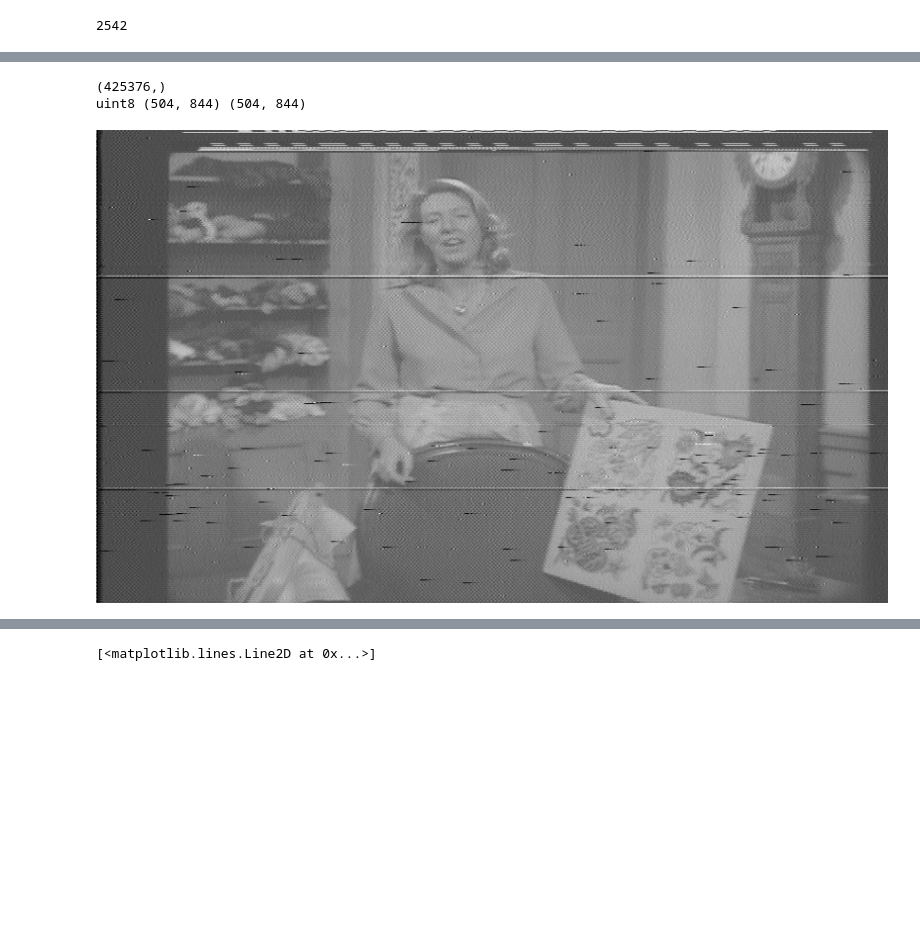
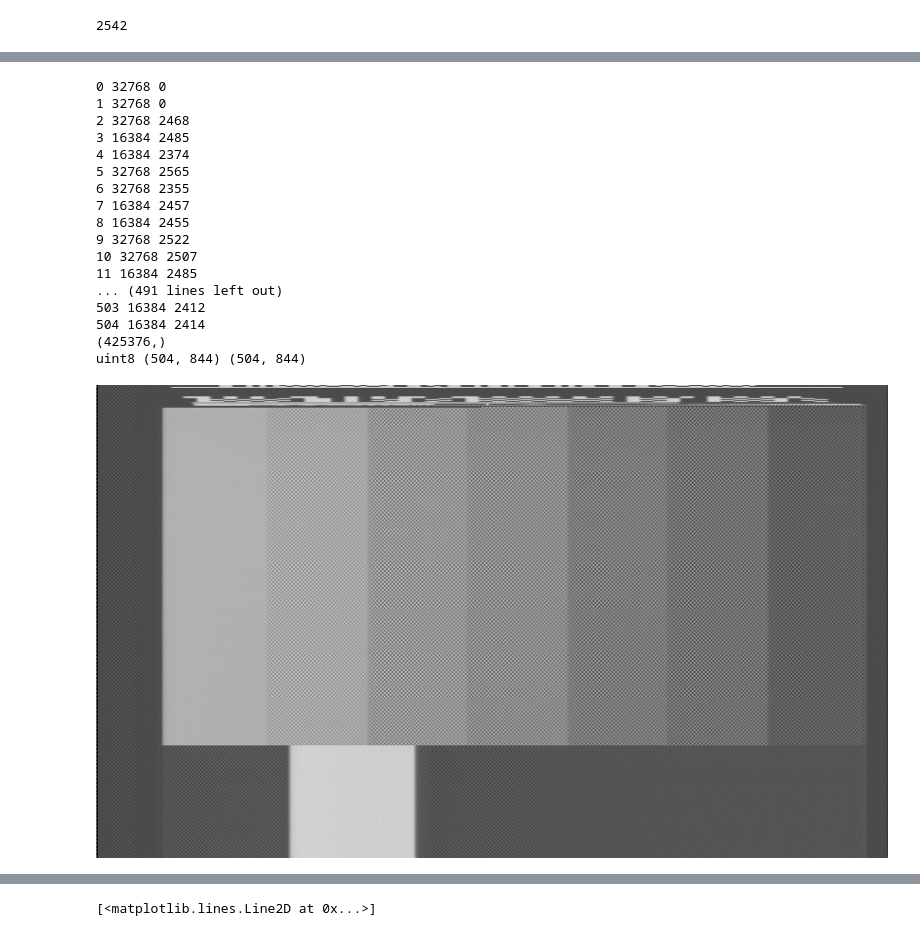
Before and after one commit to happycube/ld-decode, a Jupyter notebook: ld-decode-r1.ipynb, the cells around one changed output, grey strips where cells are left out. Drawn from its saved outputs; the diff is of its cells as text; code cells hidden in the pictures; blank space fills up the shorter version.

Commit message:
fix NTSC comb filter issue, update -r1 notebook with latest (pretty good) progress

```diff
--- a/ld-decode-r1.ipynb
+++ b/ld-decode-r1.ipynb
@@ -700,10 +703,0 @@ def refine_linelocs_hsync(data, linelocs):
-# %%
-linelocs1 = compute_linelocs(peaklist, vsyncs)
-linelocs2 = refine_linelocs_hsync(decode1, linelocs1)
-linelocs3, burstlevels3 = refine_linelocs_ntscburst(decode1, linelocs2)
-
-decoded_field, outlinelen = downscale_ntsc_field(decode1, linelocs1)
-reduced = (decoded_field[0] - rfd.iretohz(-40)) / SysParams['hz_ire']
-lines16 = np.uint16(np.clip(reduced * (65535 / 140), 0, 65535) + 0.5)
-
-draw_raw_bwimage(lines16, outlinelen, 262, hscale=1, vscale=1)
@@ -814,15 +825,18 @@ def refine_linelocs_ntscburst(data, linelocs2, phaseoffset = False):
 # %%
 #infile = open('/home/cpage/Downloads/dl-snippet-10bit.lds', 'rb')
 infile = open('/home/cpage/erica-first2000.lds', 'rb')
+infile = open('/mnt2/ld/ggv1001-s1.r30', 'rb')
 loader = load_packed_data_4_40
+loader = load_packed_data_3_32
 #loader = load_unpacked_data_s16
 
 rfd = RFDecode()
 rfd.computefilters()
 # %%
 readsample = 1024*1024*2000
+readsample = 1024*1024*8000
 # %%
-for foo in range(2):
+for foo in range(3):
     decode1 = rfd.demod(infile, readsample, 800000)
 
     peaklist = get_syncpeaks(decode1, 0)
@@ -833,11 +847,11 @@ for foo in range(2):
         print(jumpto)
     else:
         linelocs1 = compute_linelocs(peaklist, vsyncs)
-        linelocs2 = refine_linelocs_hsync(decode1, linelocs1)
+        linelocs2, errs2 = refine_linelocs_hsync(decode1, linelocs1)
 
         # need to run burst refinement twice to get accurate burst levels
-        linelocs3, burstlevels3 = refine_linelocs_ntscburst(decode1, linelocs2)
-        linelocs4, burstlevels4 = refine_linelocs_ntscburst(decode1, linelocs3, phaseoffset=-shift33)
+        linelocs3, burstlevels3 = refine_linelocs_ntscburst(decode1, linelocs2, errs2)
+        linelocs4, burstlevels4 = refine_linelocs_ntscburst(decode1, linelocs3, errs2, phaseoffset=-shift33)
 
         decoded_field, outlinelen = downscale_ntsc_field(decode1, linelocs4)
 
@@ -907,37 +905,52 @@ def formatoutput(scaledfield1, scaledfield2):
     reduced = (combined - minn) / hz_ire_scale
     lines16 = np.uint16(np.clip(reduced * out_scale, 0, 65535) + 0.5)
 
     # crop the 16-bit frame down to 844x505 for ld-decode
 
     frameout = np.zeros((844 * 505), dtype=np.uint16)
-    offset = 60
+    offset = 0
 
     for i in range(0, 505):
         # copy the line set
         frameout[(i + 0) * 844: (i + 1) * 844] = lines16[((i + 0) * 910) + offset: ((i + 0) * 910) + 844 + offset]
 
     for i in range(0, 505):
-        if burstlevel[i] > 0:
+        if burstlevel[i] < 0:
             frameout[((i + 0) * 844)] = 16384
         else:
             frameout[((i + 0) * 844)] = 32768
 
         clevel = .5/hz_ire_scale
 
         frameout[((i + 0) * 844) + 1] = np.uint16(327.67 * clevel * np.abs(burstlevel[i]))
-        #print(i, frameout[((i + 0) * 844) + 0], frameout[((i + 0) * 844) + 1])
+        print(i, frameout[((i + 0) * 844) + 0], frameout[((i + 0) * 844) + 1])
 
     return combined, frameout
 
 combined, output_cropped = formatoutput(field1, field2)
 
 outfile = open('tmp.tbc', 'wb')
 outfile.write(output_cropped)
 draw_raw_bwimage(output_cropped, 844, 504, hscale=2, vscale=2)
 # %% [output]
+0 32768 0
+1 32768 0
+2 32768 2468
+3 16384 2485
+4 16384 2374
+5 32768 2565
+6 32768 2355
+7 16384 2457
+8 16384 2455
+9 32768 2522
+10 32768 2507
+11 16384 2485
+... (491 lines left out)
+503 16384 2412
+504 16384 2414
 (425376,)
 uint8 (504, 844) (504, 844)
-[figure, old version]
+[figure, new version]
 # %%
 import os
 os.system("cat tmp.tbc | ./comb-ntsc -d 2 - > testx.rgb; convert -size 744x480 -depth 16 -resize 200%\! rgb:testx.rgb -resize 640x480\! testx.png")
```
Also changed, not shown: parts of 14 cells of this notebook, 3 other files.
